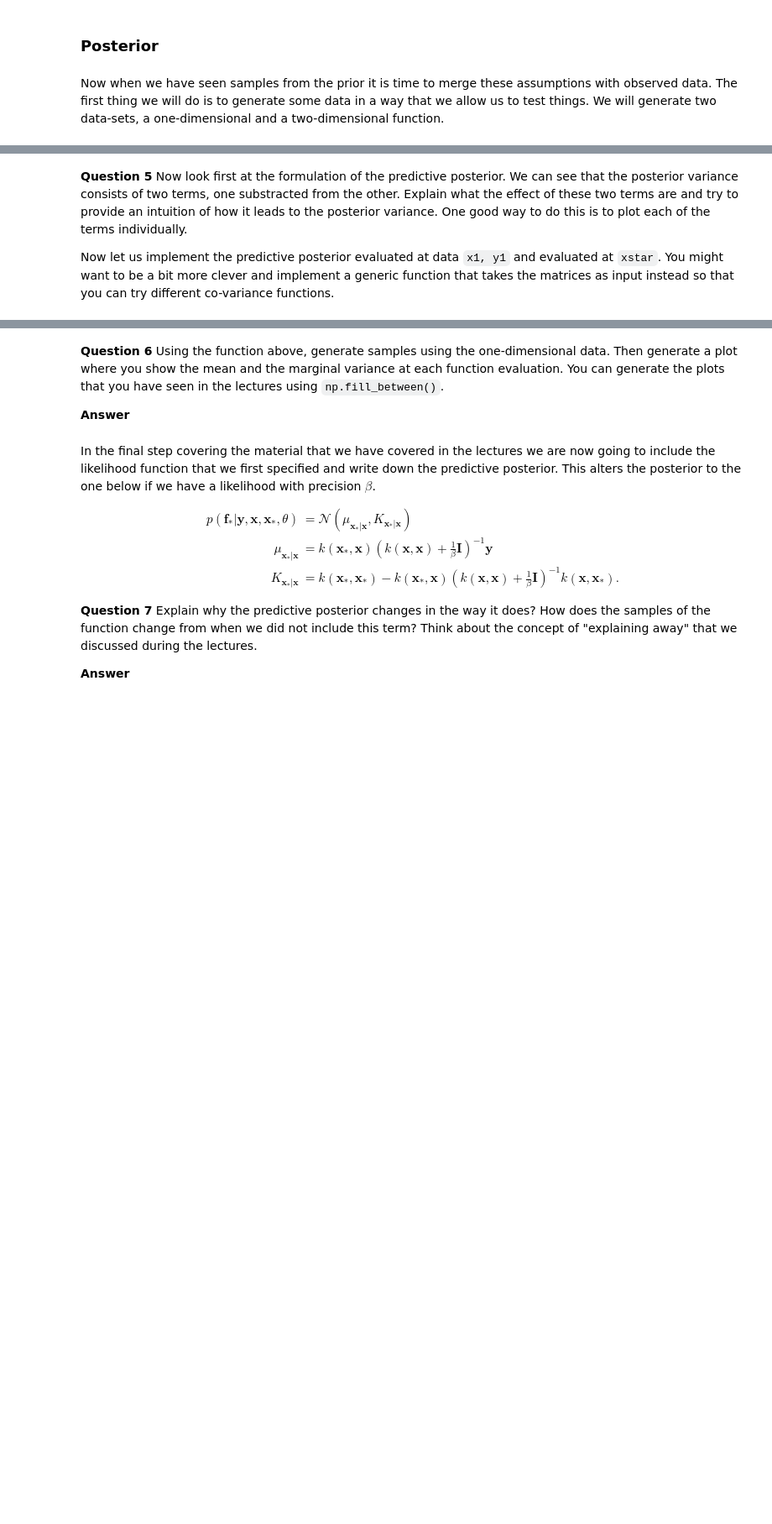
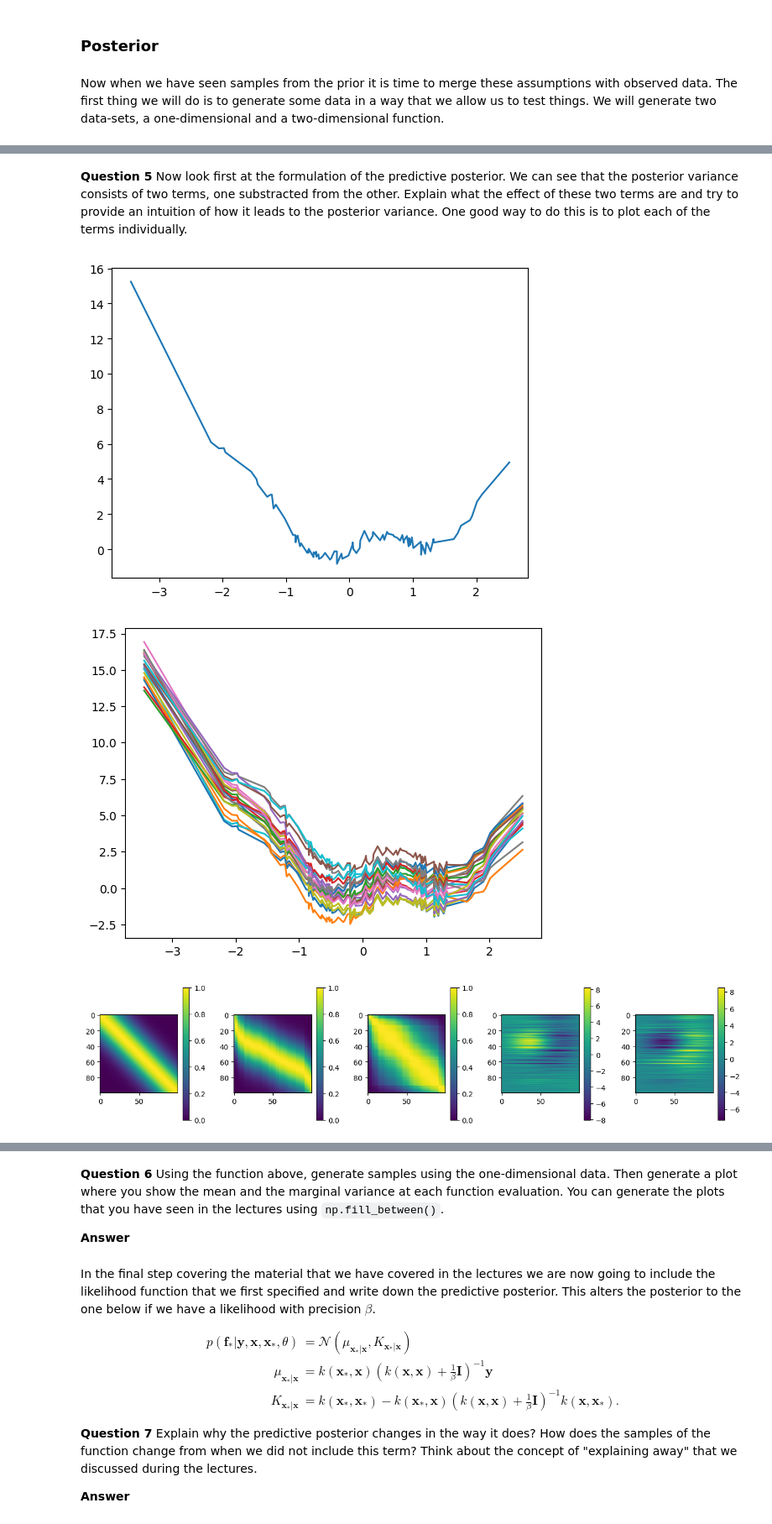
Before and after one commit to nyoma-diamond/L48_Assignments, a Jupyter notebook: gaussianprocess-notebook.ipynb, the cells around one changed output, grey strips where cells are left out. Shown at 84% size. Drawn from its saved outputs; the diff is of its cells as text; code cells hidden in the pictures; blank space fills up the shorter version.

Commit message:
plots, partial Q5 answer

```diff
--- a/gaussianprocess-notebook.ipynb
+++ b/gaussianprocess-notebook.ipynb
@@ -484,5 +484,48 @@ To do this, we consider an additional set of generated input values ($\mathbf{x}
 # %% [markdown]
-
 **Question 5** Now look first at the formulation of the predictive posterior. We can see that the posterior variance consists of two terms, one substracted from the other. Explain what the effect of these two terms are and try to provide an intuition of how it leads to the posterior variance. One good way to do this is to plot each of the terms individually.
-
-Now let us implement the predictive posterior evaluated at data `x1, y1` and evaluated at `xstar`. You might want to be a bit more clever and implement a generic function that takes the matrices as input instead so that you can try different co-variance functions.
+# %%
+x1, y1 = data_1d(100, 0.2)
+x1 = x1.reshape(-1,1)
+
+plt.plot(x1, y1)
+plt.show()
+
+xstar = np.linspace(-3, 3, 100).reshape(-1, 1)
+
+varSigma = 1
+lengthScale = 3
+
+K = rbf_kernel(x1,None,varSigma,lengthScale) # k_xx
+f = np.random.multivariate_normal(y1.flatten(), K, 20)
+plt.plot(x1, f.T)
+
+plt.show()
+
+k_starX = rbf_kernel(xstar,x1,varSigma,lengthScale)
+k_xx = rbf_kernel(x1,None,varSigma,lengthScale)
+
+k_starstar = rbf_kernel(xstar,None,varSigma,lengthScale)
+
+t2 = (k_starX).dot(np.linalg.inv(k_xx)).dot(k_starX.T)
+
+var = k_starstar - t2
+
+fig, axs = plt.subplots(1,5, figsize=(13,3))
+
+pos = axs[0].imshow(k_starstar, vmin=0, vmax=1)
+fig.colorbar(pos, ax=axs[0])
+pos = axs[1].imshow(k_starX, vmin=0, vmax=1)
+fig.colorbar(pos, ax=axs[1])
+pos = axs[2].imshow(k_xx, vmin=0, vmax=1)
+fig.colorbar(pos, ax=axs[2])
+pos = axs[3].imshow(t2)
+fig.colorbar(pos, ax=axs[3])
+pos = axs[4].imshow(var)
+fig.colorbar(pos, ax=axs[4])
+
+plt.tight_layout()
+plt.show()
+# %% [output]
+[figure, added]
+[figure, added]
+[figure, added]
```
Also changed, not shown: parts of 13 cells of this notebook.
